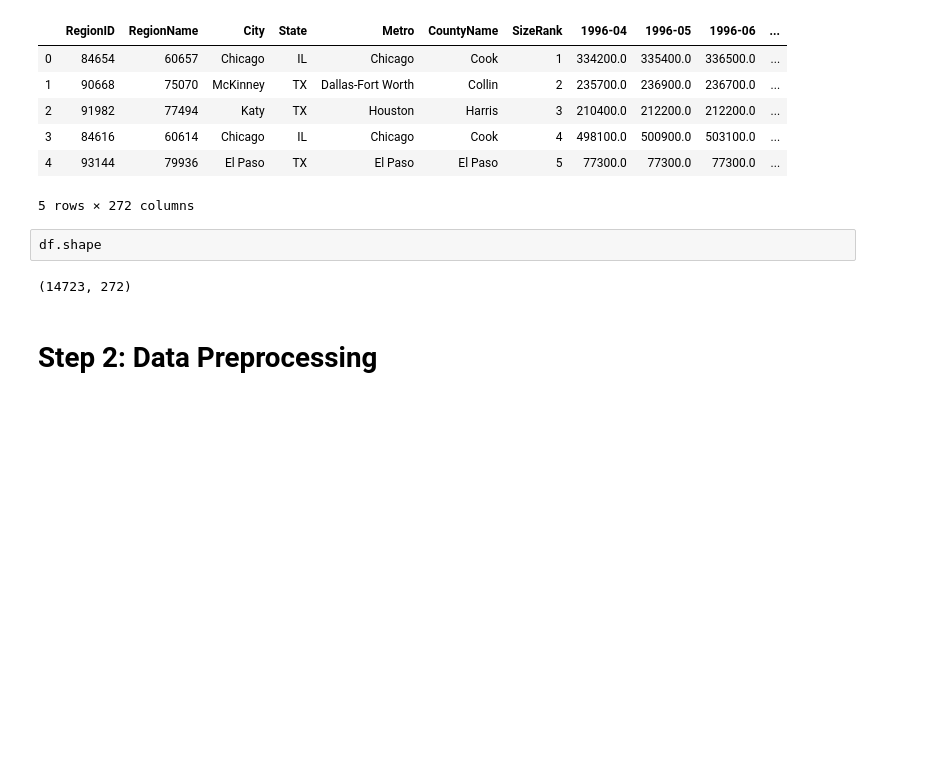
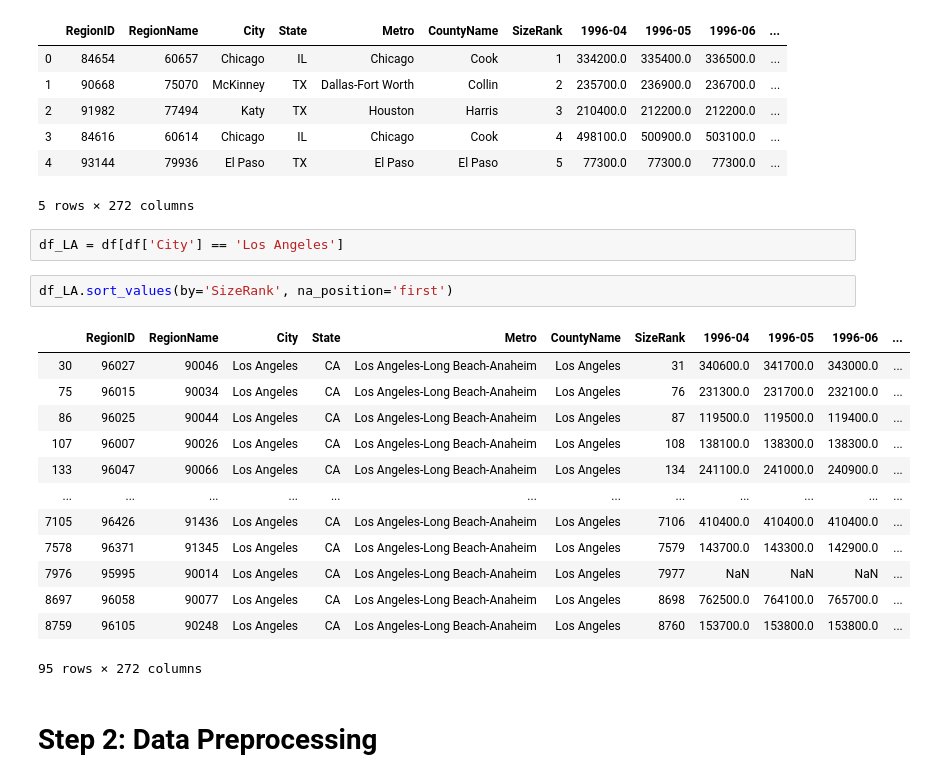
Before and after one commit to JessicaFB/Apple-vs-Android-Twitter-NLP, a Jupyter notebook: starter_notebook.ipynb, the cells around one changed output. Drawn from its saved outputs; the diff is of its cells as text; blank space fills up the shorter version.

Commit message:
Preprocessing selected city of LA baybay.

```diff
--- a/starter_notebook.ipynb
+++ b/starter_notebook.ipynb
@@ -55,10 +55,24 @@ df.head()
 | 3 | 84616 | 60614 | Chicago | IL | Chicago | Cook | 4 | 498100.0 | 500900.0 | 503100.0 | ... |
 | 4 | 93144 | 79936 | El Paso | TX | El Paso | El Paso | 5 | 77300.0 | 77300.0 | 77300.0 | ... |
 5 rows × 272 columns
-# %%
-df.shape
-# %% [output]
-(14723, 272)
+# %%
+df_LA = df[df['City'] == 'Los Angeles']
+# %%
+df_LA.sort_values(by='SizeRank', na_position='first')
+# %% [output]
+|  | RegionID | RegionName | City | State | Metro | CountyName | SizeRank | 1996-04 | 1996-05 | 1996-06 | ... |
+| 30 | 96027 | 90046 | Los Angeles | CA | Los Angeles-Long Beach-Anaheim | Los Angeles | 31 | 340600.0 | 341700.0 | 343000.0 | ... |
+| 75 | 96015 | 90034 | Los Angeles | CA | Los Angeles-Long Beach-Anaheim | Los Angeles | 76 | 231300.0 | 231700.0 | 232100.0 | ... |
+| 86 | 96025 | 90044 | Los Angeles | CA | Los Angeles-Long Beach-Anaheim | Los Angeles | 87 | 119500.0 | 119500.0 | 119400.0 | ... |
+| 107 | 96007 | 90026 | Los Angeles | CA | Los Angeles-Long Beach-Anaheim | Los Angeles | 108 | 138100.0 | 138300.0 | 138300.0 | ... |
+| 133 | 96047 | 90066 | Los Angeles | CA | Los Angeles-Long Beach-Anaheim | Los Angeles | 134 | 241100.0 | 241000.0 | 240900.0 | ... |
+| ... | ... | ... | ... | ... | ... | ... | ... | ... | ... | ... | ... |
+| 7105 | 96426 | 91436 | Los Angeles | CA | Los Angeles-Long Beach-Anaheim | Los Angeles | 7106 | 410400.0 | 410400.0 | 410400.0 | ... |
+| 7578 | 96371 | 91345 | Los Angeles | CA | Los Angeles-Long Beach-Anaheim | Los Angeles | 7579 | 143700.0 | 143300.0 | 142900.0 | ... |
+| 7976 | 95995 | 90014 | Los Angeles | CA | Los Angeles-Long Beach-Anaheim | Los Angeles | 7977 | NaN | NaN | NaN | ... |
+| 8697 | 96058 | 90077 | Los Angeles | CA | Los Angeles-Long Beach-Anaheim | Los Angeles | 8698 | 762500.0 | 764100.0 | 765700.0 | ... |
+| 8759 | 96105 | 90248 | Los Angeles | CA | Los Angeles-Long Beach-Anaheim | Los Angeles | 8760 | 153700.0 | 153800.0 | 153800.0 | ... |
+95 rows × 272 columns
 # %% [markdown]
 # Step 2: Data Preprocessing
 # %%
```
Also changed, not shown: parts of 4 cells of this notebook.
